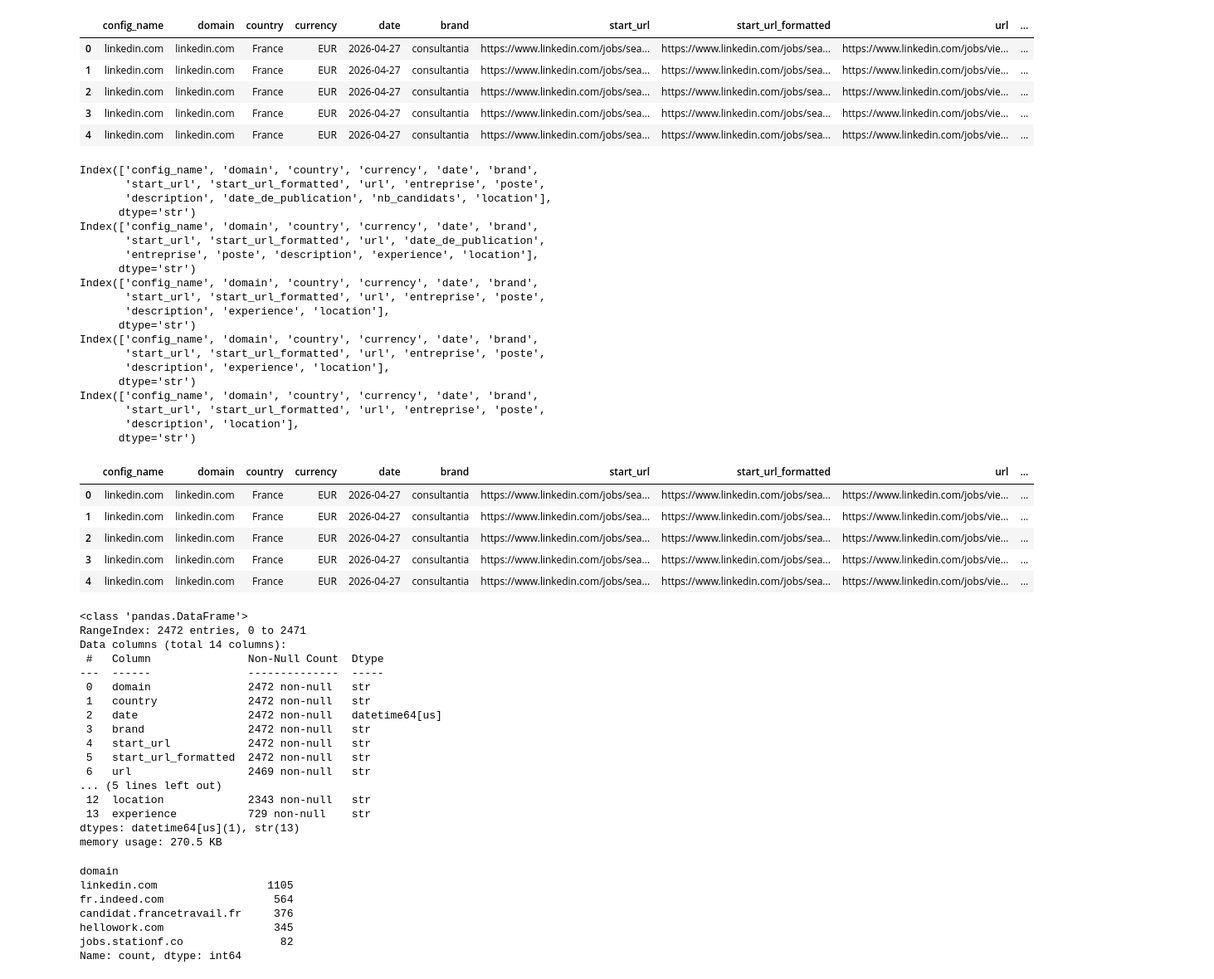
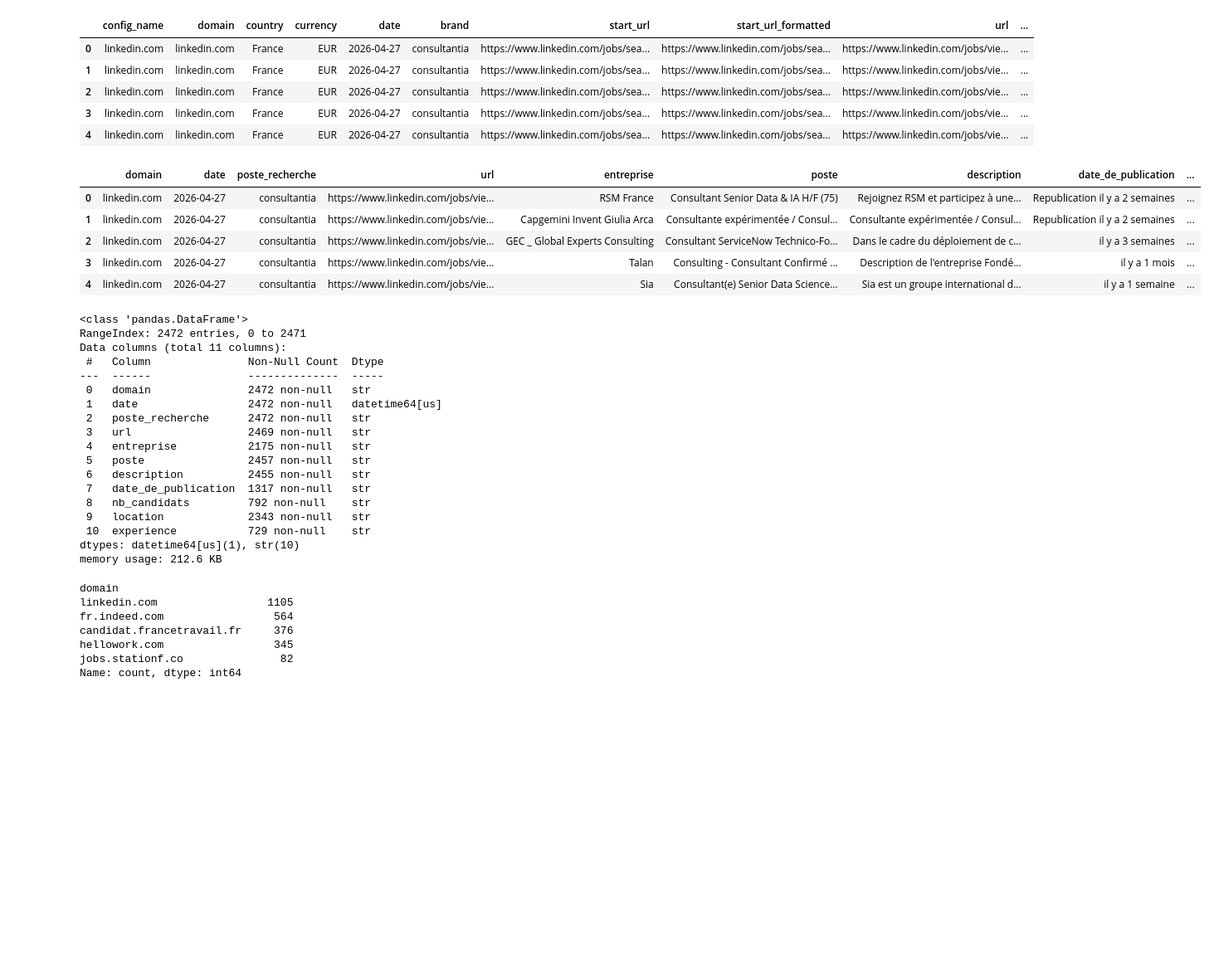
Before and after one commit to sebastiannati/Job-Market-Intelligence, a Jupyter notebook: EDA.ipynb, the cells around one changed output. Shown at 83% size. Cells and saved outputs as stored; diff of their text form; code cells hidden in the pictures; blank space fills up the shorter version.

```diff
--- a/EDA.ipynb
+++ b/EDA.ipynb
@@ -19,46 +19,28 @@ df_linkedin.head()
 # %%
 fichiers_xlsx = glob.glob("scraping_results/*.xlsx")
 
 liste_dataframes = []
 
 
 for fichier in fichiers_xlsx:
   df_temp = pd.read_excel(fichier)
 
-  if 'profil_recherche' in df_temp.columns:
-    df_temp = df_temp.rename(columns={'profil_recherche':'experience'})
-
-  print(df_temp.columns)
+  df_temp = df_temp.rename(columns={'profil_recherche':'experience', 'brand': 'poste_recherche'})
 
   liste_dataframes.append(df_temp)
 
 df_global = pd.concat(liste_dataframes, ignore_index=True)
 
+# Dropping useless data columns
+df_global = df_global.drop(columns = ["config_name","currency",
+                                      "start_url","start_url_formatted",
+                                      "country"])
+
 df_global.head()
 # %% [output]
-Index(['config_name', 'domain', 'country', 'currency', 'date', 'brand',
-       'start_url', 'start_url_formatted', 'url', 'entreprise', 'poste',
-       'description', 'date_de_publication', 'nb_candidats', 'location'],
-      dtype='str')
-Index(['config_name', 'domain', 'country', 'currency', 'date', 'brand',
-       'start_url', 'start_url_formatted', 'url', 'date_de_publication',
-       'entreprise', 'poste', 'description', 'experience', 'location'],
-      dtype='str')
-Index(['config_name', 'domain', 'country', 'currency', 'date', 'brand',
-       'start_url', 'start_url_formatted', 'url', 'entreprise', 'poste',
-       'description', 'experience', 'location'],
-      dtype='str')
-Index(['config_name', 'domain', 'country', 'currency', 'date', 'brand',
-       'start_url', 'start_url_formatted', 'url', 'entreprise', 'poste',
-       'description', 'experience', 'location'],
-      dtype='str')
-Index(['config_name', 'domain', 'country', 'currency', 'date', 'brand',
-       'start_url', 'start_url_formatted', 'url', 'entreprise', 'poste',
-       'description', 'location'],
-      dtype='str')
-|  | config_name | domain | country | currency | date | brand | start_url | start_url_formatted | url | ... |
-| 0 | linkedin.com | linkedin.com | France | EUR | 2026-04-27 | consultantia | https://www.linkedin.com/jobs/sea... | https://www.linkedin.com/jobs/sea... | https://www.linkedin.com/jobs/vie... | ... |
-| 1 | linkedin.com | linkedin.com | France | EUR | 2026-04-27 | consultantia | https://www.linkedin.com/jobs/sea... | https://www.linkedin.com/jobs/sea... | https://www.linkedin.com/jobs/vie... | ... |
-| 2 | linkedin.com | linkedin.com | France | EUR | 2026-04-27 | consultantia | https://www.linkedin.com/jobs/sea... | https://www.linkedin.com/jobs/sea... | https://www.linkedin.com/jobs/vie... | ... |
-| 3 | linkedin.com | linkedin.com | France | EUR | 2026-04-27 | consultantia | https://www.linkedin.com/jobs/sea... | https://www.linkedin.com/jobs/sea... | https://www.linkedin.com/jobs/vie... | ... |
-| 4 | linkedin.com | linkedin.com | France | EUR | 2026-04-27 | consultantia | https://www.linkedin.com/jobs/sea... | https://www.linkedin.com/jobs/sea... | https://www.linkedin.com/jobs/vie... | ... |
+|  | domain | date | poste_recherche | url | entreprise | poste | description | date_de_publication | ... |
+| 0 | linkedin.com | 2026-04-27 | consultantia | https://www.linkedin.com/jobs/vie... | RSM France | Consultant Senior Data & IA H/F (75) | Rejoignez RSM et participez à une... | Republication il y a 2 semaines | ... |
+| 1 | linkedin.com | 2026-04-27 | consultantia | https://www.linkedin.com/jobs/vie... | Capgemini Invent Giulia Arca | Consultante expérimentée / Consul... | Consultante expérimentée / Consul... | Republication il y a 2 semaines | ... |
+| 2 | linkedin.com | 2026-04-27 | consultantia | https://www.linkedin.com/jobs/vie... | GEC _ Global Experts Consulting | Consultant ServiceNow Technico-Fo... | Dans le cadre du déploiement de c... | il y a 3 semaines | ... |
+| 3 | linkedin.com | 2026-04-27 | consultantia | https://www.linkedin.com/jobs/vie... | Talan | Consulting - Consultant Confirmé ... | Description de l'entreprise Fondé... | il y a 1 mois | ... |
+| 4 | linkedin.com | 2026-04-27 | consultantia | https://www.linkedin.com/jobs/vie... | Sia | Consultant(e) Senior Data Science... | Sia est un groupe international d... | il y a 1 semaine | ... |
@@ -68,23 +47,26 @@ df = df_global.drop(columns=['config_name','currency'])
 # %%
+df = df_global.copy()
+
 df.info()
 # %% [output]
 <class 'pandas.DataFrame'>
 RangeIndex: 2472 entries, 0 to 2471
-Data columns (total 14 columns):
+Data columns (total 11 columns):
  #   Column               Non-Null Count  Dtype
 ---  ------               --------------  -----
  0   domain               2472 non-null   str
- 1   country              2472 non-null   str
- 2   date                 2472 non-null   datetime64[us]
- 3   brand                2472 non-null   str
- 4   start_url            2472 non-null   str
- 5   start_url_formatted  2472 non-null   str
- 6   url                  2469 non-null   str
-... (5 lines left out)
- 12  location             2343 non-null   str
- 13  experience           729 non-null    str
-dtypes: datetime64[us](1), str(13)
-memory usage: 270.5 KB
+ 1   date                 2472 non-null   datetime64[us]
+ 2   poste_recherche      2472 non-null   str
+ 3   url                  2469 non-null   str
+ 4   entreprise           2175 non-null   str
+ 5   poste                2457 non-null   str
+ 6   description          2455 non-null   str
+ 7   date_de_publication  1317 non-null   str
+ 8   nb_candidats         792 non-null    str
+ 9   location             2343 non-null   str
+ 10  experience           729 non-null    str
+dtypes: datetime64[us](1), str(10)
+memory usage: 212.6 KB
 # %%
 df.value_counts('domain')
 # %% [output]
```
Also changed, not shown: parts of 17 cells of this notebook, 11 other files.
